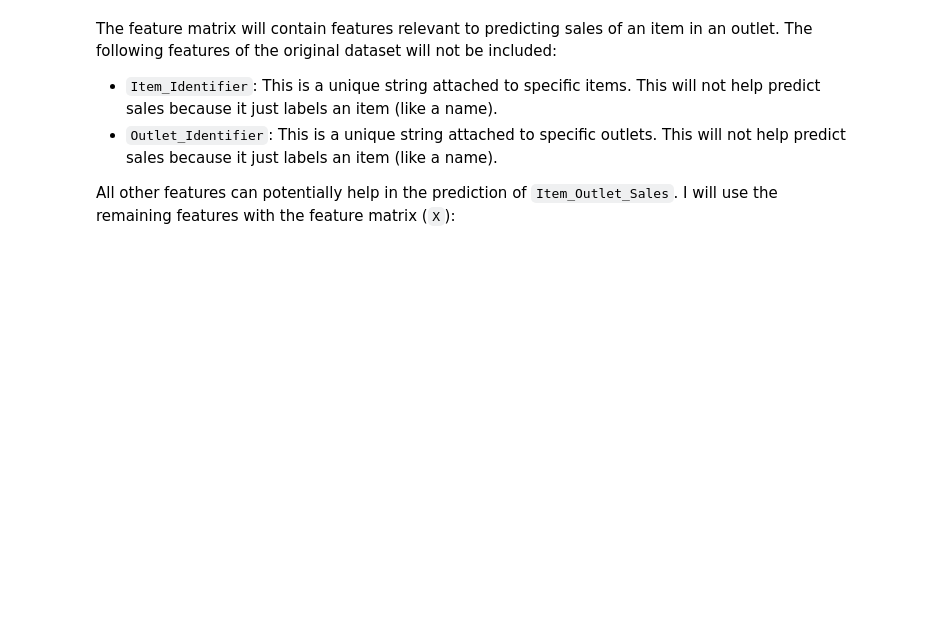
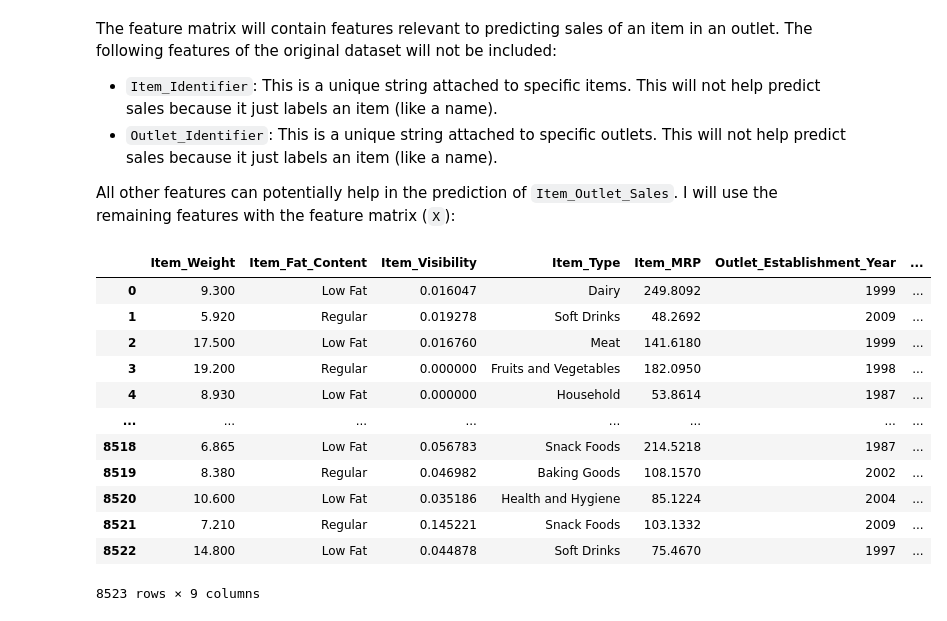
Before and after one commit to john-a-dixon/forecasting-food-sales, a Jupyter notebook: forecasting-food-sales.ipynb, the cells around one changed output. Saved outputs shown, nothing was run; the diff lists cells and outputs as text; code cells hidden in the pictures; blank space fills up the shorter version.

```diff
--- a/forecasting-food-sales.ipynb
+++ b/forecasting-food-sales.ipynb
@@ -881,3 +881,20 @@ The feature matrix will contain features relevant to predicting sales of an item
 - `Outlet_Identifier`: This is a unique string attached to specific outlets. This will not help predict sales because it just labels an item (like a name).
 
 All other features can potentially help in the prediction of `Item_Outlet_Sales`. I will use the remaining features with the feature matrix (`X`):
+# %%
+X = food_sales_df.drop(columns=["Item_Identifier", "Outlet_Identifier", "Item_Outlet_Sales"])
+X
+# %% [output]
+|  | Item_Weight | Item_Fat_Content | Item_Visibility | Item_Type | Item_MRP | Outlet_Establishment_Year | ... |
+| 0 | 9.300 | Low Fat | 0.016047 | Dairy | 249.8092 | 1999 | ... |
+| 1 | 5.920 | Regular | 0.019278 | Soft Drinks | 48.2692 | 2009 | ... |
+| 2 | 17.500 | Low Fat | 0.016760 | Meat | 141.6180 | 1999 | ... |
+| 3 | 19.200 | Regular | 0.000000 | Fruits and Vegetables | 182.0950 | 1998 | ... |
+| 4 | 8.930 | Low Fat | 0.000000 | Household | 53.8614 | 1987 | ... |
+| ... | ... | ... | ... | ... | ... | ... | ... |
+| 8518 | 6.865 | Low Fat | 0.056783 | Snack Foods | 214.5218 | 1987 | ... |
+| 8519 | 8.380 | Regular | 0.046982 | Baking Goods | 108.1570 | 2002 | ... |
+| 8520 | 10.600 | Low Fat | 0.035186 | Health and Hygiene | 85.1224 | 2004 | ... |
+| 8521 | 7.210 | Regular | 0.145221 | Snack Foods | 103.1332 | 2009 | ... |
+| 8522 | 14.800 | Low Fat | 0.044878 | Soft Drinks | 75.4670 | 1997 | ... |
+8523 rows × 9 columns
```
